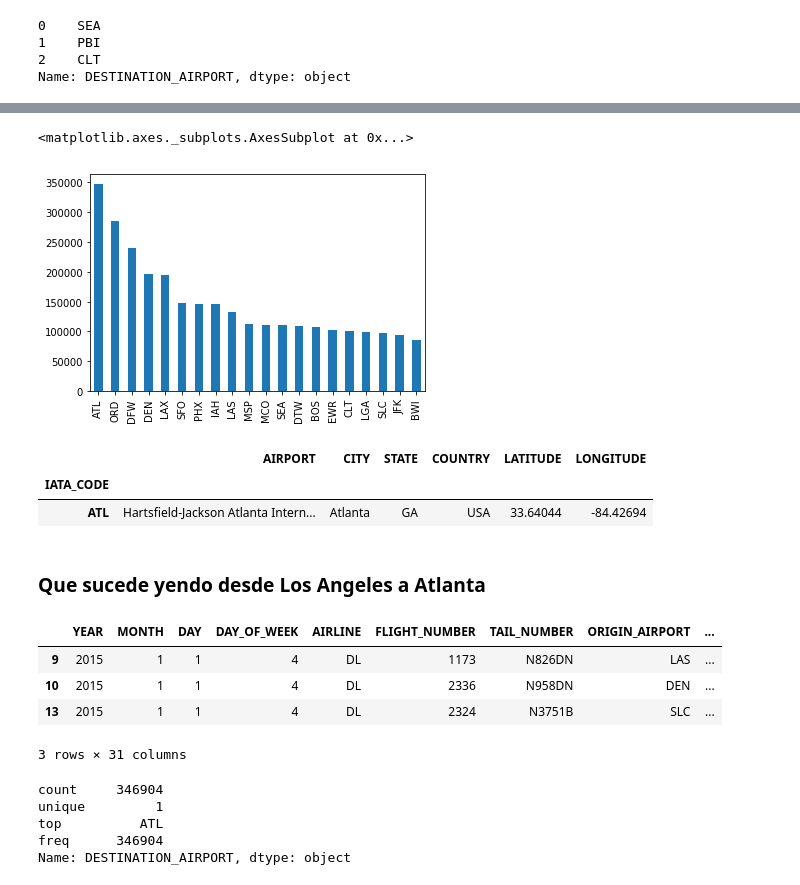
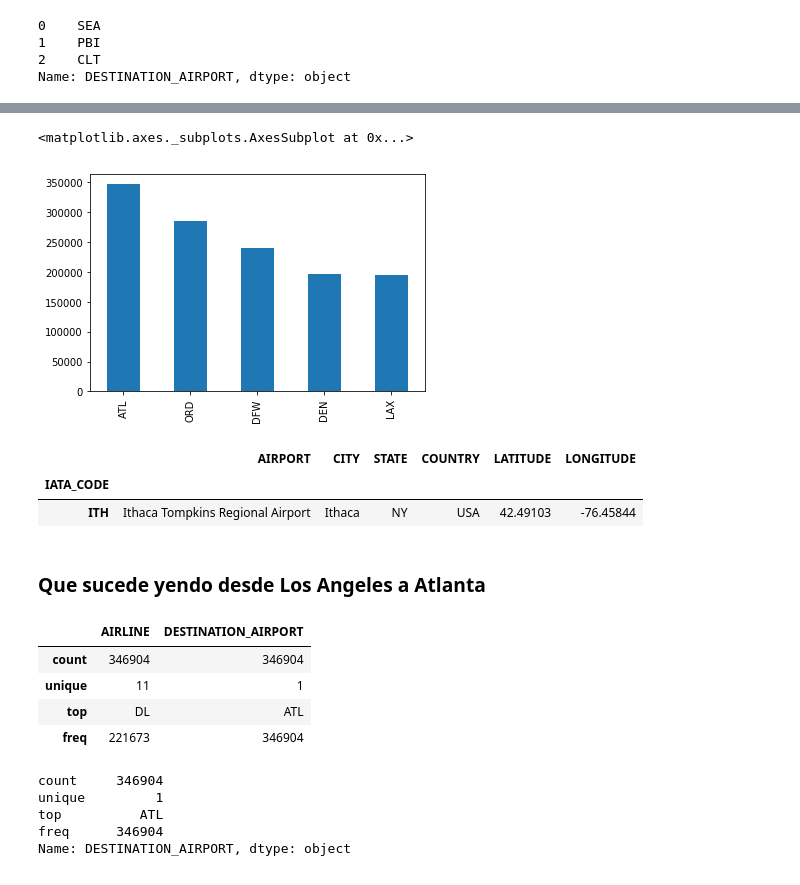
Before and after one commit to idontdomath/datos-exploratory-data-analysis, a Jupyter notebook: class01/03-intro-pandas-flight-delays.ipynb, the cells around one changed output, grey strips where cells are left out. Saved outputs shown, nothing was run; the diff lists cells and outputs as text; code cells hidden in the pictures.

```diff
--- a/class01/03-intro-pandas-flight-delays.ipynb
+++ b/class01/03-intro-pandas-flight-delays.ipynb
@@ -419,29 +439,29 @@ pandas.core.series.Series
 # %%
 %matplotlib inline
 #%matplotlib notebook
 # top 20
-count_flights_to_airports[:20].plot('bar')
+count_flights_to_airports[:5].plot('bar')
 # %% [output]
 <matplotlib.axes._subplots.AxesSubplot at 0x...>
-[figure, old version]
+[figure, new version]
 # %%
-airports[airports.index == 'ATL']
+airports[airports.index == 'ITH']
 # %% [output]
 |  | AIRPORT | CITY | STATE | COUNTRY | LATITUDE | LONGITUDE |
 | IATA_CODE |  |  |  |  |  |  |
-| ATL | Hartsfield-Jackson Atlanta Intern... | Atlanta | GA | USA | 33.64044 | -84.42694 |
+| ITH | Ithaca Tompkins Regional Airport | Ithaca | NY | USA | 42.49103 | -76.45844 |
 # %% [markdown]
 ### Que sucede yendo desde Los Angeles a Atlanta
 # %%
 # subsetting, filtering o seleccion
 atl_flights = flights[flights['DESTINATION_AIRPORT'] == "ATL"]
-atl_flights[:3]
+atl_flights[['AIRLINE','DESTINATION_AIRPORT']].describe()
 # %% [output]
-|  | YEAR | MONTH | DAY | DAY_OF_WEEK | AIRLINE | FLIGHT_NUMBER | TAIL_NUMBER | ORIGIN_AIRPORT | ... |
-| 9 | 2015 | 1 | 1 | 4 | DL | 1173 | N826DN | LAS | ... |
-| 10 | 2015 | 1 | 1 | 4 | DL | 2336 | N958DN | DEN | ... |
-| 13 | 2015 | 1 | 1 | 4 | DL | 2324 | N3751B | SLC | ... |
+|  | AIRLINE | DESTINATION_AIRPORT |
+| count | 346904 | 346904 |
+| unique | 11 | 1 |
+| top | DL | ATL |
+| freq | 221673 | 346904 |
-3 rows × 31 columns
 # %%
 atl_flights['DESTINATION_AIRPORT'].describe()
 # %% [output]
```
Also changed, not shown: parts of 33 cells of this notebook, 2 other files.
